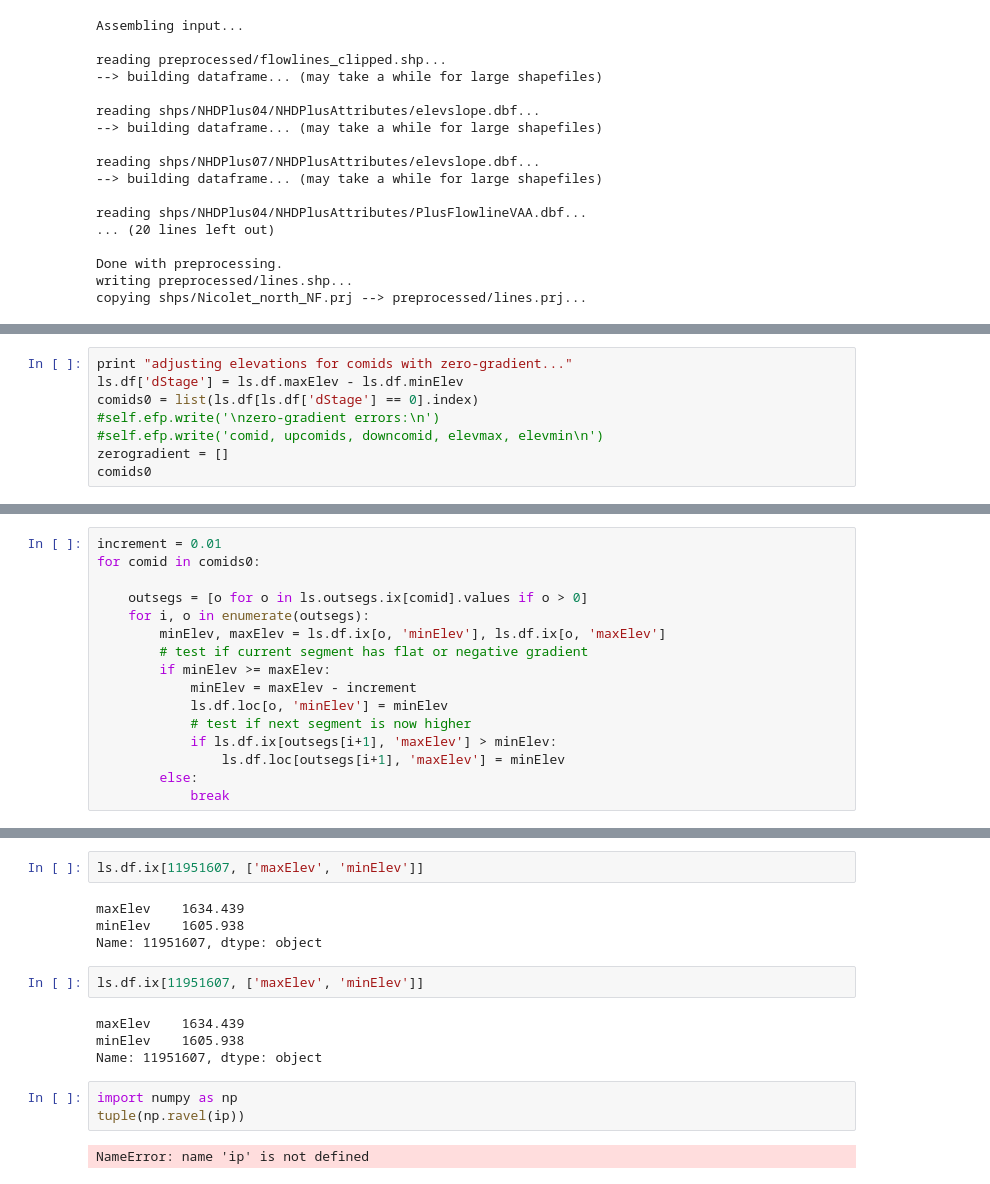
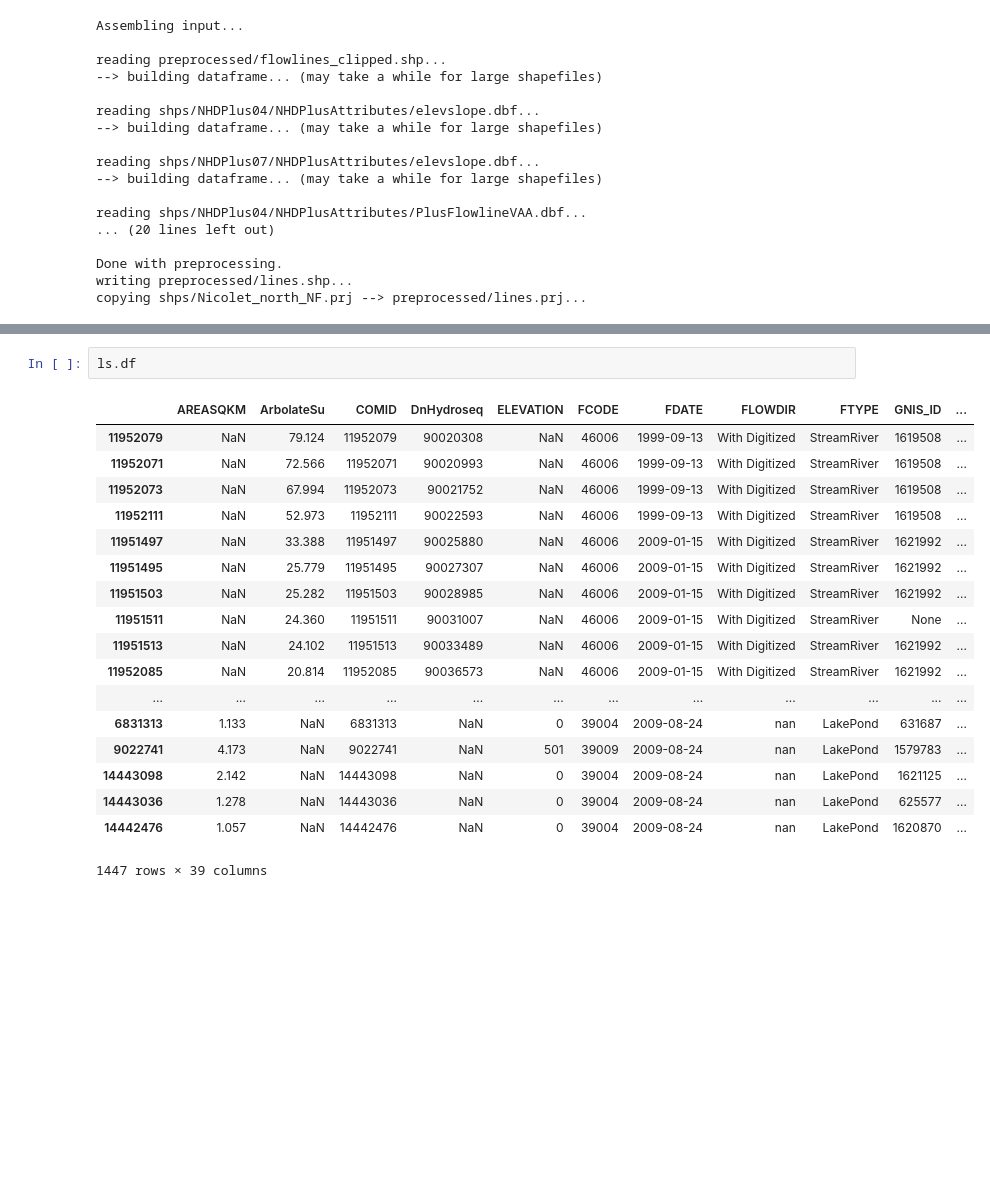
Before and after one commit to DOI-USGS/linesink-maker, a Jupyter notebook: example_Nicolet/Nicolet.ipynb, the cells around one changed output, grey strips where cells are left out. Saved outputs shown, nothing was run; the diff lists cells and outputs as text; blank space fills up the shorter version.

```diff
--- a/example_Nicolet/Nicolet.ipynb
+++ b/example_Nicolet/Nicolet.ipynb
@@ -185,8 +66,0 @@ confluences
-# %%
-print "adjusting elevations for comids with zero-gradient..."
-ls.df['dStage'] = ls.df.maxElev - ls.df.minElev
-comids0 = list(ls.df[ls.df['dStage'] == 0].index)
-#self.efp.write('\nzero-gradient errors:\n')
-#self.efp.write('comid, upcomids, downcomid, elevmax, elevmin\n')
-zerogradient = []
-comids0
@@ -196,16 +66,0 @@ adjusting elevations for comids with zero-gradient...
-# %%
-increment = 0.01
-for comid in comids0:
-
-    outsegs = [o for o in ls.outsegs.ix[comid].values if o > 0]
-    for i, o in enumerate(outsegs):
-        minElev, maxElev = ls.df.ix[o, 'minElev'], ls.df.ix[o, 'maxElev']
-        # test if current segment has flat or negative gradient
-        if minElev >= maxElev:
-            minElev = maxElev - increment
-            ls.df.loc[o, 'minElev'] = minElev
-            # test if next segment is now higher
-            if ls.df.ix[outsegs[i+1], 'maxElev'] > minElev:
-                ls.df.loc[outsegs[i+1], 'maxElev'] = minElev
-        else:
-            break
@@ -223,17 +80,21 @@ for comid in comids0:
 # %%
-ls.df.ix[11951607, ['maxElev', 'minElev']]
+ls.df
 # %% [output]
+|  | AREASQKM | ArbolateSu | COMID | DnHydroseq | ELEVATION | FCODE | FDATE | FLOWDIR | FTYPE | GNIS_ID | ... |
+| 11952079 | NaN | 79.124 | 11952079 | 90020308 | NaN | 46006 | 1999-09-13 | With Digitized | StreamRiver | 1619508 | ... |
+| 11952071 | NaN | 72.566 | 11952071 | 90020993 | NaN | 46006 | 1999-09-13 | With Digitized | StreamRiver | 1619508 | ... |
+| 11952073 | NaN | 67.994 | 11952073 | 90021752 | NaN | 46006 | 1999-09-13 | With Digitized | StreamRiver | 1619508 | ... |
+| 11952111 | NaN | 52.973 | 11952111 | 90022593 | NaN | 46006 | 1999-09-13 | With Digitized | StreamRiver | 1619508 | ... |
+| 11951497 | NaN | 33.388 | 11951497 | 90025880 | NaN | 46006 | 2009-01-15 | With Digitized | StreamRiver | 1621992 | ... |
+| 11951495 | NaN | 25.779 | 11951495 | 90027307 | NaN | 46006 | 2009-01-15 | With Digitized | StreamRiver | 1621992 | ... |
+| 11951503 | NaN | 25.282 | 11951503 | 90028985 | NaN | 46006 | 2009-01-15 | With Digitized | StreamRiver | 1621992 | ... |
+| 11951511 | NaN | 24.360 | 11951511 | 90031007 | NaN | 46006 | 2009-01-15 | With Digitized | StreamRiver | None | ... |
+| 11951513 | NaN | 24.102 | 11951513 | 90033489 | NaN | 46006 | 2009-01-15 | With Digitized | StreamRiver | 1621992 | ... |
+| 11952085 | NaN | 20.814 | 11952085 | 90036573 | NaN | 46006 | 2009-01-15 | With Digitized | StreamRiver | 1621992 | ... |
+| ... | ... | ... | ... | ... | ... | ... | ... | ... | ... | ... | ... |
+| 6831313 | 1.133 | NaN | 6831313 | NaN | 0 | 39004 | 2009-08-24 | nan | LakePond | 631687 | ... |
+| 9022741 | 4.173 | NaN | 9022741 | NaN | 501 | 39009 | 2009-08-24 | nan | LakePond | 1579783 | ... |
+| 14443098 | 2.142 | NaN | 14443098 | NaN | 0 | 39004 | 2009-08-24 | nan | LakePond | 1621125 | ... |
+| 14443036 | 1.278 | NaN | 14443036 | NaN | 0 | 39004 | 2009-08-24 | nan | LakePond | 625577 | ... |
+| 14442476 | 1.057 | NaN | 14442476 | NaN | 0 | 39004 | 2009-08-24 | nan | LakePond | 1620870 | ... |
-maxElev    1634.439
-minElev    1605.938
-Name: 11951607, dtype: object
+1447 rows × 39 columns
-# %%
-ls.df.ix[11951607, ['maxElev', 'minElev']]
-# %% [output]
-maxElev    1634.439
-minElev    1605.938
-Name: 11951607, dtype: object
-# %%
-import numpy as np
-tuple(np.ravel(ip))
-# %% [output]
-NameError: name 'ip' is not defined
```
Also changed, not shown: parts of 22 cells of this notebook, 2 other files.
